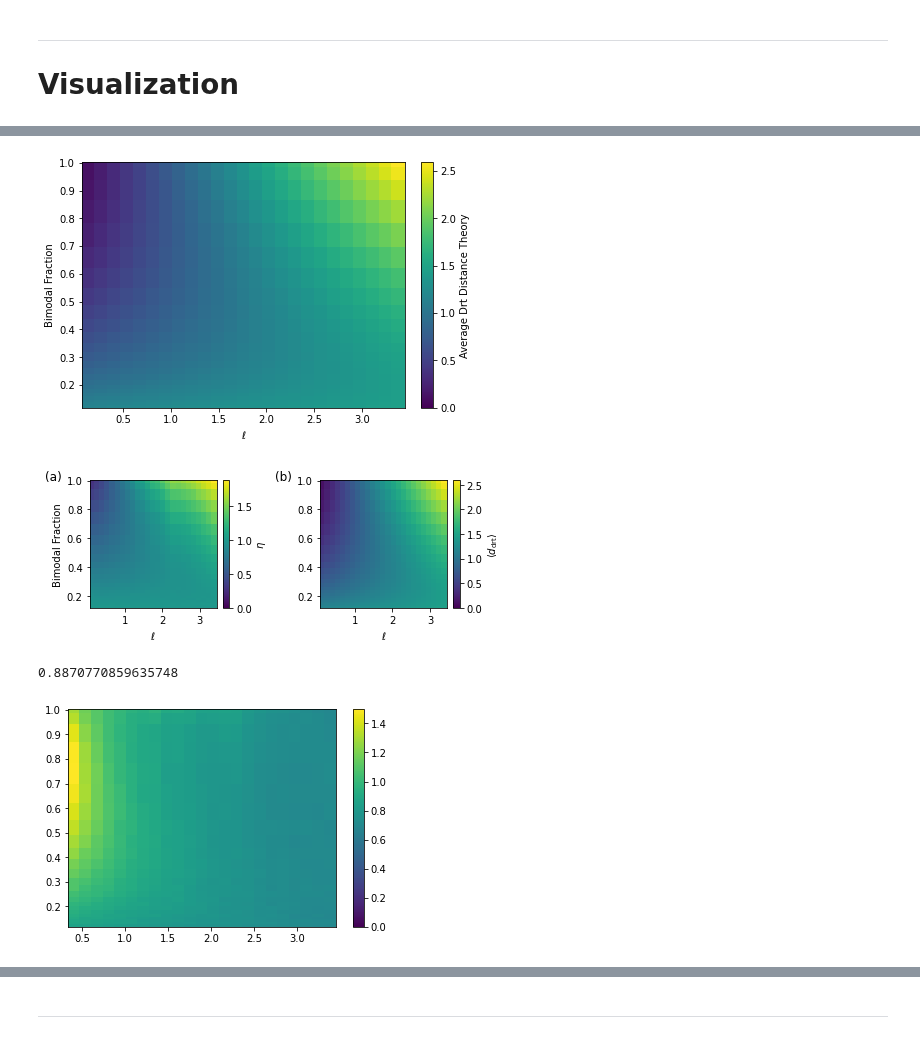
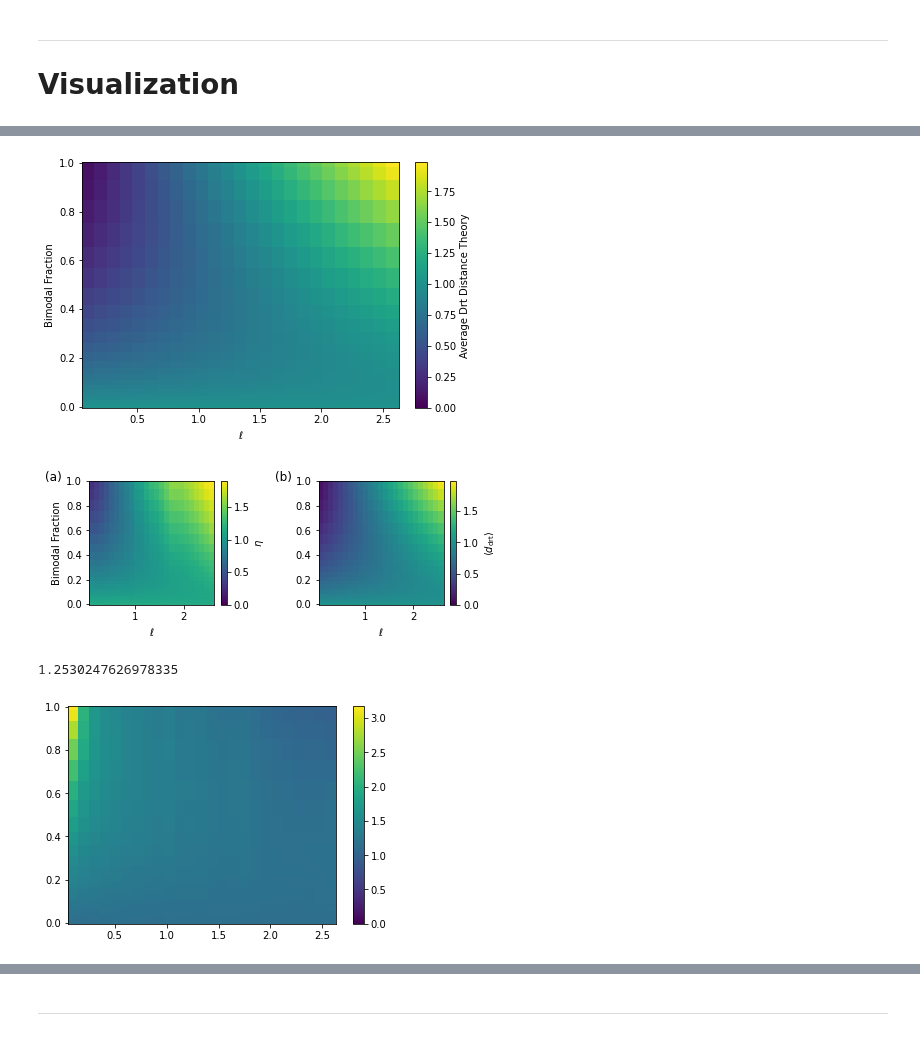
Before and after one commit to poss-group/matsim-bimodal-1, a Jupyter notebook: python_analysis/AnalyzeCarbonFootprintVaryDCut.ipynb, the cells around one changed output, grey strips where cells are left out. Drawn from its saved outputs; the diff is of its cells as text; code cells hidden in the pictures.

Commit message:
Mainly Data Analysis Updates

```diff
--- a/python_analysis/AnalyzeCarbonFootprintVaryDCut.ipynb
+++ b/python_analysis/AnalyzeCarbonFootprintVaryDCut.ipynb
@@ -101,6 +128,7 @@ def readData(nReqs):
 # Visualization
 # %%
 # df, df_car = readData(20000000)
-df, df_car = readData(10000)
+df, df_car, df_unim = readData(10000)
 df["efficiency"] = df["occupancy"]/df["detour"]
+df_unim["efficiency"] = df_unim["occupancy"]/df_unim["detour"]
 # %%
@@ -115,7 +141,7 @@ beta = 1/6*(np.sqrt(2)+np.log(1+np.sqrt(2)))
 def inverseGammaDistUnnormalized(x, d_mean=mean_dist, k=3.1):
     if (x==0):
         return 0
-    elif (x>50000):
+    elif (x>5000):
         return 0
     else:
         z = x/d_mean
@@ -148,4 +174,5 @@ getBimFrac = np.vectorize(getBimFrac_)
 getUniFrac = np.vectorize(getUniFrac_)
 getBimFracAvDist = np.vectorize(getBimFracAvDist_)
 getUniFracAvDist = np.vectorize(getUniFracAvDist_)
+average_dist_theory = scipy.integrate.quad(rpr_,0,np.infty)[0]
 # %% [output]
@@ -153,3 +180,6 @@ Normalization factor for InverseGamma distribution:  2566.2689848450755
+# %%
+df = df[df["l"] < 2.6]
+df = df[df["dcut"] < 2.6]
 # %%
 %matplotlib inline
 # data_ = np.einsum("ijk->jik", data)
@@ -194,7 +284,7 @@ plt.show()
 fig, ax = plt.subplots(constrained_layout=True)
 
 ELL, DCUT = np.meshgrid(Z.index.to_numpy()*df["req_mean_dist"].mean(), Z.columns.to_numpy()*df["req_mean_dist"].mean(), indexing='ij')
-avDist = (getBimFracAvDist(ELL,DCUT) + getUniFracAvDist(DCUT))/df["req_mean_dist"].mean()
+avDist = (getBimFracAvDist(ELL,DCUT) + getUniFracAvDist(DCUT))/average_dist_theory
 y = getBimFrac(Z.columns.to_numpy()*df["req_mean_dist"].mean())
 X, Y = np.meshgrid(Z.index.to_numpy(), y, indexing='ij')
 
@@ -208,16 +298,21 @@ ax.set_ylabel("Bimodal Fraction")
 
 plt.show()
 # %% [output]
-[figure, old version]
+[figure, new version]
 # %%
 fig, axes = plt.subplots(1,2,constrained_layout=True, figsize=(6.4,2.4))
 
+
+ELL, DCUT = np.meshgrid(Z.index.to_numpy()*df["req_mean_dist"].mean(), Z.columns.to_numpy()*df["req_mean_dist"].mean(), indexing='ij')
+avDist = (getBimFracAvDist(ELL,DCUT) + getUniFracAvDist(DCUT))/average_dist_theory
+Z = data["cummulative_dist_drt_unshared"]/data["cummulative_dist_drt"]
+maxboth = max(avDist.max(), Z.to_numpy().max())
+
 ax = axes[0]
-Z = data["cummulative_dist_drt_unshared"]/data["cummulative_dist_drt"]
 y = getBimFrac(Z.columns.to_numpy()*df["req_mean_dist"].mean())
 X,Y = np.meshgrid(Z.index.to_numpy(), y, indexing='ij')
 
-im = ax.pcolor(X,Y,Z.to_numpy(), shading='auto', linewidth=0, vmin=0)
+im = ax.pcolor(X,Y,Z.to_numpy(), shading='auto', linewidth=0, vmin=0)#, vmax=maxboth)
 im.set_edgecolor('face')
 fig.colorbar(im, ax=ax, label="$\eta$")
 ax.text(-0.35, 1.00, "(a)", transform=ax.transAxes, fontsize="large")
@@ -225,12 +320,10 @@ ax.set_xlabel(r"$\ell$")
 ax.set_ylabel("Bimodal Fraction")
 
 ax = axes[1]
-ELL, DCUT = np.meshgrid(Z.index.to_numpy()*df["req_mean_dist"].mean(), Z.columns.to_numpy()*df["req_mean_dist"].mean(), indexing='ij')
-avDist = (getBimFracAvDist(ELL,DCUT) + getUniFracAvDist(DCUT))/df["req_mean_dist"].mean()
 y = getBimFrac(Z.columns.to_numpy()*df["req_mean_dist"].mean())
 X, Y = np.meshgrid(Z.index.to_numpy(), y, indexing='ij')
 
-im = ax.pcolor(X,Y,avDist, shading='auto', linewidth=0, vmin=0)
+im = ax.pcolor(X,Y,avDist, shading='auto', linewidth=0, vmin=0)#, vmax=maxboth)
 fig.colorbar(im, ax=ax, label=r"$\langle d_\mathrm{drt}\rangle$")
 
 ax.text(-0.35, 1.00, "(b)", transform=ax.transAxes, fontsize="large")
@@ -239,21 +332,22 @@ ax.set_xlabel(r"$\ell$")
 
 # fig.savefig("Figures/EfficiencyConstDrtDemand3Alpha900Beta.pgf")
 # fig.savefig("Figures/Efficiency3Alpha900Beta.pgf")
+# fig.savefig("Figures/CompareEtaAvDist3000_2.jpg", dpi=300)
 plt.show()
 # %% [output]
-[figure, old version]
+[figure, new version]
 # %%
 %matplotlib inline
 fig, ax = plt.subplots()
 
-plot_range = np.s_[2:,:]
+plot_range = np.s_[:,:]
 im = ax.pcolor(X[plot_range],Y[plot_range],Z.to_numpy()[plot_range]/avDist[plot_range], shading='auto', linewidth=0, vmin=0)
 
 print((Z.to_numpy()/avDist).mean())
 test = Z.to_numpy()/avDist
 
 plt.colorbar(im)
 plt.show()
 # %% [output]
-0.8870770859635748
+1.2530247626978335
-[figure, old version]
+[figure, new version]
```
Also changed, not shown: parts of 20 cells of this notebook, 9 other files.
